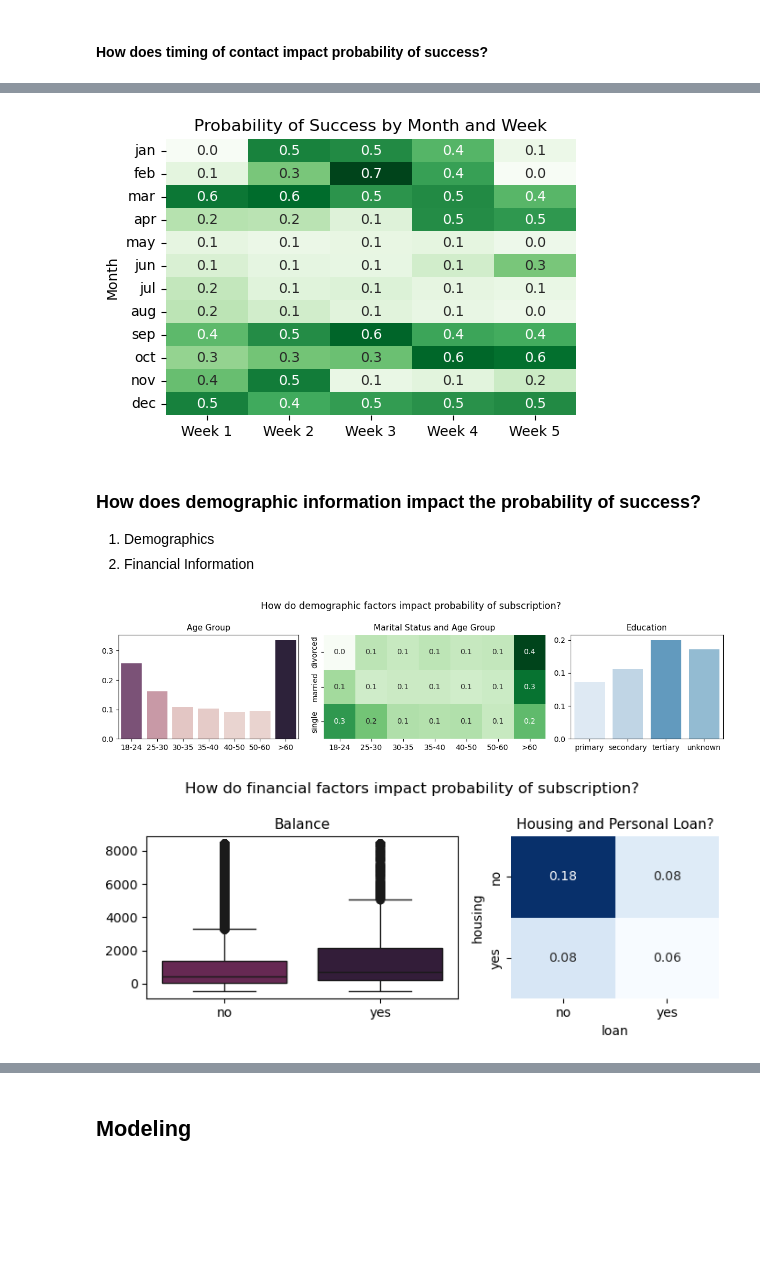
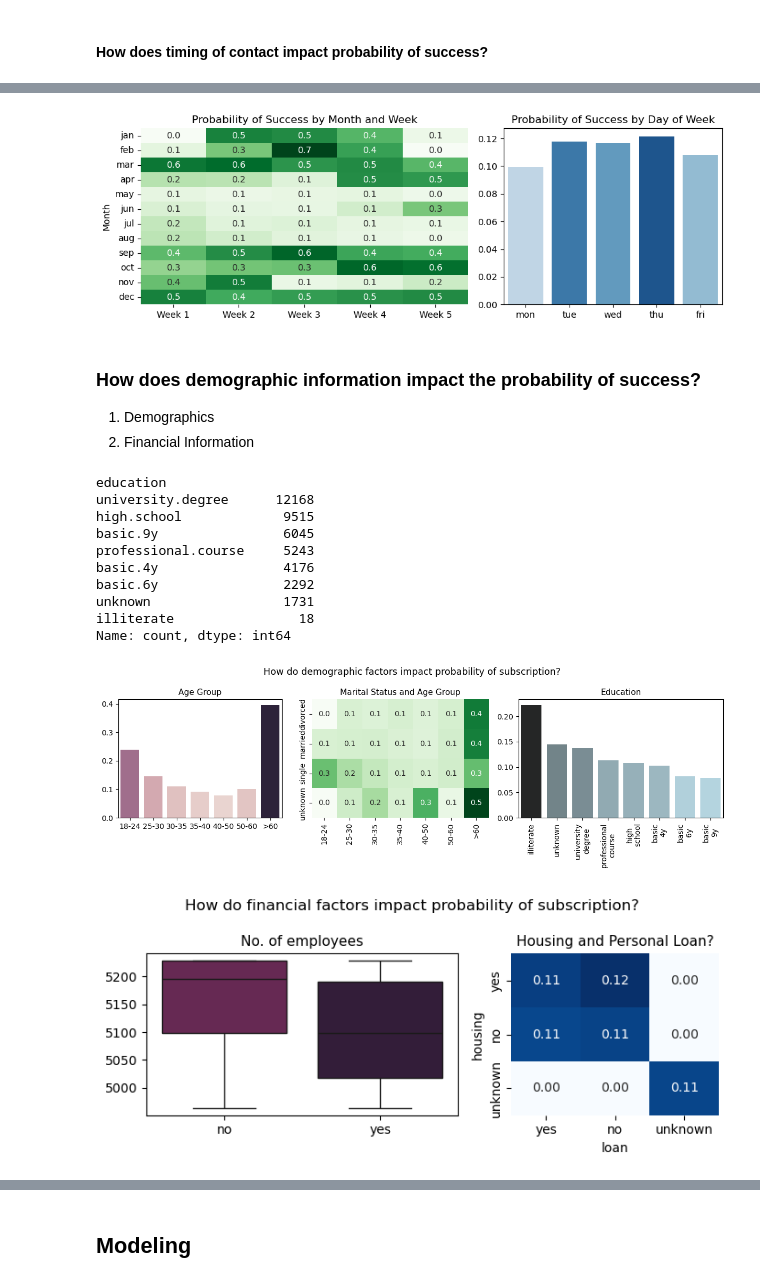
Before and after one commit to garimasc/bank_marketing, a Jupyter notebook: evaluate_classification.ipynb, the cells around one changed output, grey strips where cells are left out. Drawn from its saved outputs; the diff is of its cells as text; code cells hidden in the pictures; blank space fills up the shorter version.

Commit message:
change a lot of data visualizations and model using new data source

```diff
--- a/evaluate_classification.ipynb
+++ b/evaluate_classification.ipynb
@@ -53,17 +54,16 @@ Name: proportion, dtype: float64
 # %%
 # calculate custom buckets for time since last contact
 # data.drop(['time_since_last_contact'], axis= 1, inplace= True)
-data.loc[(data.pdays >= 0) & (data.pdays < 90), "time_since_last_contact"] = "<3 M"
-data.loc[(data.pdays >= 91) & (data.pdays < 180), "time_since_last_contact"] = "3-6 M"
-data.loc[(data.pdays >= 181) & (data.pdays < 365), "time_since_last_contact"] = "6M - 1Y"
-data.loc[(data.pdays >= 266) & (data.pdays < 99999), "time_since_last_contact"] = ">1 Y"
+data.loc[(data.pdays >= 0) & (data.pdays < 7), "time_since_last_contact"] = "<1 Wk"
+data.loc[(data.pdays >= 7) & (data.pdays < 14), "time_since_last_contact"] = "1-2 Wk"
+data.loc[(data.pdays >= 14) & (data.pdays < 30), "time_since_last_contact"] = "3-4 Wk"
+# data.loc[(data.pdays >= 266) & (data.pdays < 99999), "time_since_last_contact"] = ">1 Y"
 data['time_since_last_contact'] = data['time_since_last_contact'].fillna('NA')
 # %%
 # function to calculate probability of success
 calc_success_rate = lambda x: (x=="yes").sum()/len(x)
 
 # winsorize some of the numerical data
-data['balance'] = winsorize(data['balance'], (0.02, 0.025))
 data['campaign'] = winsorize(data['campaign'], (0, 0.015)).astype(int)
 # %%
 fig,axs = plt.subplots(figsize= (13,4), ncols= 3)
@@ -102,22 +120,45 @@ fig.savefig("images/previous_current_campaign.png")
 # %%
-data['week_no'] =  'Week ' + (1+np.floor(data.day/7)).astype(int).astype(str)
+data2 = pd.read_csv("data/archive/bank-full.csv", sep= ";")
+data2['week_no'] =  'Week ' + (1+np.floor(data2.day/7)).astype(int).astype(str)
 
-plt.figure(figsize= (5,3.5))
-sns.heatmap(pd.pivot_table(data= data, index= "month", columns= "week_no", values= 'y', aggfunc= calc_success_rate).\
-            fillna(0).T.sort_index()[['jan','feb','mar','apr','may','jun','jul','aug','sep','oct','nov','dec']].T,
+fig, axs = plt.subplots(figsize= (10,3.5), ncols= 2, width_ratios= [0.6, 0.4])
+sns.heatmap(pd.pivot_table(data= data2, index= "month", columns= "week_no", values= 'y', aggfunc= calc_success_rate).\
+            fillna(0).T.sort_index()[['jan','feb','mar','apr','may','jun','jul','aug','sep','oct','nov','dec']].T, ax= axs[0],
             annot= True, cbar= False, cmap = sns.color_palette("Greens", as_cmap= True), fmt= "0.1f")
-plt.xlabel('')
-plt.ylabel("Month")
-plt.title("Probability of Success by Month and Week")
+axs[0].set_xlabel('')
+axs[0].set_ylabel("Month")
+axs[0].set_title("Probability of Success by Month and Week")
+
+sns.barplot(data.groupby('day_of_week')['y'].agg(calc_success_rate).reset_index(), x= "day_of_week", y= "y",
+            legend= False, hue= "day_of_week", palette= sns.color_palette("Blues_r"), order= ['mon','tue','wed','thu','fri'],
+            hue_order= ['thu','tue','wed','fri','mon'])
+axs[1].set_xlabel('')
+axs[1].set_ylabel("")
+axs[1].set_title("Probability of Success by Day of Week")
+
+
 plt.tight_layout();
 plt.savefig("images/by_time_of_contact.png")
 # %% [output]
-[figure, old version]
+[figure, new version]
 # %% [markdown]
 ### How does demographic information impact the probability of success?
 
 1. Demographics
 2. Financial Information
+# %%
+data.education.value_counts()
+# %% [output]
+education
+university.degree      12168
+high.school             9515
+basic.9y                6045
+professional.course     5243
+basic.4y                4176
+basic.6y                2292
+unknown                 1731
+illiterate                18
+Name: count, dtype: int64
 # %%
 data.loc[data.age<25, "age_group"] = "18-24"
 data.loc[(data.age>=25) & (data.age<30), "age_group"] = "25-30"
@@ -127,7 +168,7 @@ data.loc[(data.age>=40) & (data.age<50), "age_group"] = "40-50"
 data.loc[(data.age>=50) & (data.age<60), "age_group"] = "50-60"
 data.loc[(data.age>=60) & (data.age<999), "age_group"] = ">60"
 # %%
-fig,axs = plt.subplots(figsize= (12,3), ncols= 3, width_ratios= [0.325, 0.4, 0.275])
+fig,axs = plt.subplots(figsize= (12,4), ncols= 3, width_ratios= [0.3, 0.325, 0.375])
 
 sns.barplot(data.groupby('age_group')['y'].agg(calc_success_rate).reset_index(), x= "age_group", y= "y", ax= axs[0],
             hue= "y", legend= False)
@@ -140,40 +181,39 @@ sns.heatmap(pd.pivot_table(data= data, index= "marital",  columns= "age_group",v
 axs[1].set_ylabel('')
 axs[1].set_xlabel('')
 axs[1].set_title("Marital Status and Age Group", fontsize= 11)
+# axs[1].set_yticklabels(rotation=45)
 
-
-sns.barplot(data.groupby('education')['y'].agg(calc_success_rate).reset_index(), x= "education", y= "y", ax= axs[2],
-            hue= "y", legend= False, palette= sns.color_palette('Blues'))
+dt_success_edu = data.groupby('education')['y'].agg(calc_success_rate).sort_values(ascending= False).reset_index()
+sns.barplot(dt_success_edu, x= "education", y= "y", ax= axs[2], hue= "y", legend= False, color= "lightblue_r")
 axs[2].set_ylabel('')
 axs[2].set_xlabel('')
 axs[2].set_title("Education", fontsize= 11)
+axs[2].tick_params(axis='x', labelrotation= 90)
+axs[2].set_xticklabels(labels= dt_success_edu['education'].str.replace('.','\n'))
 
 def format_func(value, tick_number):
     return f'{value:.1f}'
 
 # Apply the format function to the y-axis
-axs[2].yaxis.set_major_formatter(ticker.FuncFormatter(format_func))
-
-# sns.heatmap(pd.pivot_table(data= data, index= "housing",  columns= "loan",values= 'y', aggfunc= calc_success_rate).\
-#             fillna(0), annot= True, cbar= False, cmap = sns.color_palette("Blues", as_cmap= True), fmt= "0.2f", ax= axs[2])
-# axs[2].set_title("Housing and Personal Loan?", fontsize= 11)
+# axs[2].yaxis.set_major_formatter(ticker.FuncFormatter(format_func))
+axs[0].yaxis.set_major_formatter(ticker.FuncFormatter(format_func))
 
 plt.suptitle("How do demographic factors impact probability of subscription?",
              fontsize= 12.5)
 plt.tight_layout();
 fig.savefig("images/demographic_factors.png")
 # %% [output]
-[figure, old version]
+[figure, new version]
 # %%
 fig,axs = plt.subplots(figsize= (7,3), ncols= 2, width_ratios= [0.6, 0.4])
 
-sns.boxplot(data= data, hue= "y", x= "y", y= "balance", palette= sns.color_palette("rocket"), ax= axs[0], hue_order= ['yes','no'])
+sns.boxplot(data= data, hue= "y", x= "y", y= "nr.employed", palette= sns.color_palette("rocket"), ax= axs[0], hue_order= ['yes','no'])
 axs[0].set_ylabel('')
 axs[0].set_xlabel('')
-axs[0].set_title("Balance", fontsize= 11)
+axs[0].set_title("No. of employees", fontsize= 11)
 
 sns.heatmap(pd.pivot_table(data= data, index= "housing",  columns= "loan",values= 'y', aggfunc= calc_success_rate).\
-            fillna(0), annot= True, cbar= False, cmap = sns.color_palette("Blues", as_cmap= True), fmt= "0.2f", ax= axs[1])
+            fillna(0).loc[['yes','no','unknown'],['yes','no','unknown']], annot= True, cbar= False, cmap = sns.color_palette("Blues", as_cmap= True), fmt= "0.2f", ax= axs[1])
 axs[1].set_title("Housing and Personal Loan?", fontsize= 11)
 
 plt.suptitle("How do financial factors impact probability of subscription?",
@@ -181,4 +221,4 @@ plt.suptitle("How do financial factors impact probability of subscription?",
 plt.tight_layout();
 fig.savefig("images/financial_factors.png")
 # %% [output]
-[figure, old version]
+[figure, new version]
```
Also changed, not shown: parts of 10 cells of this notebook, 9 other files.
